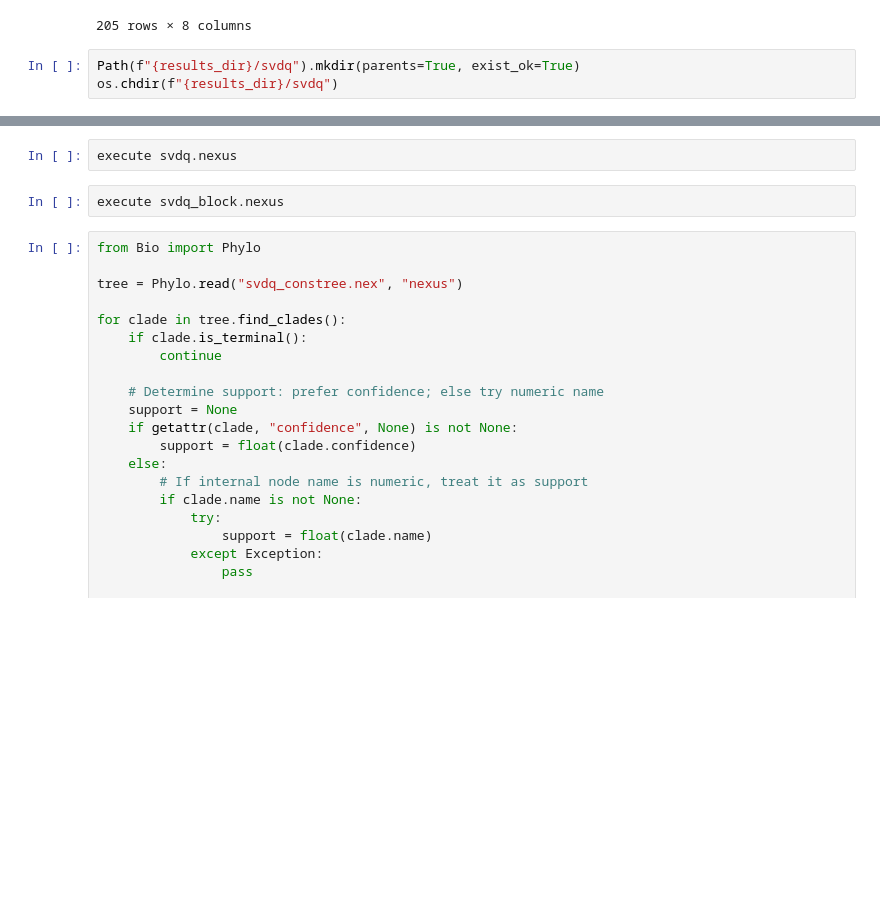
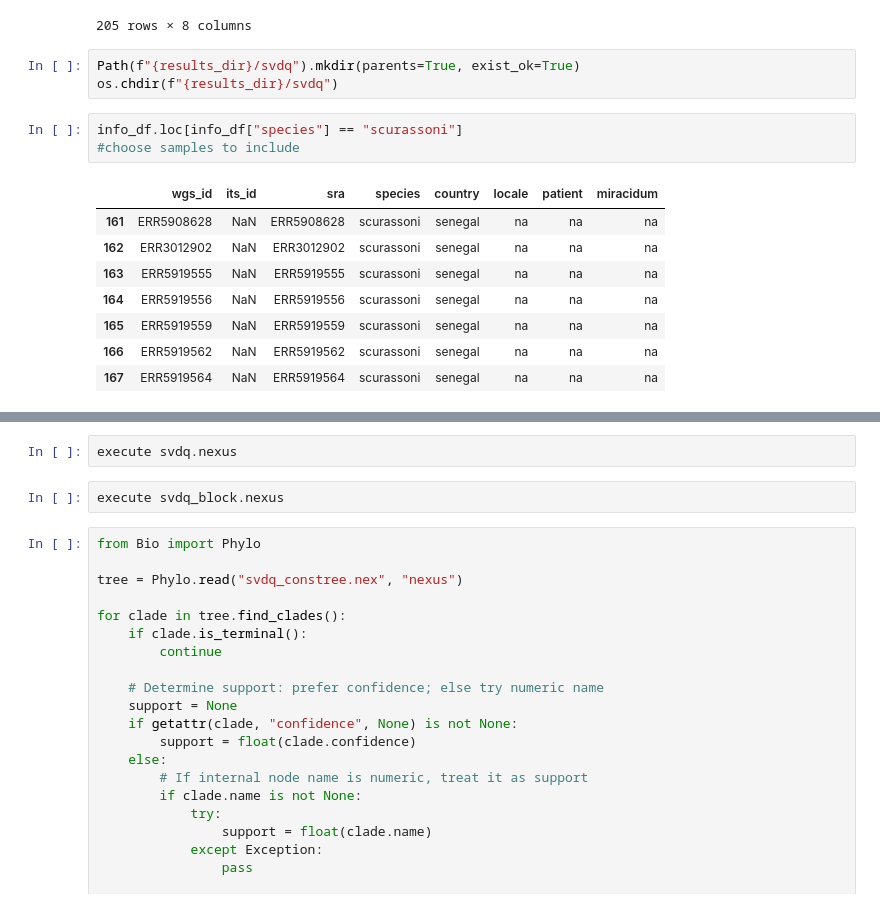
Before and after one commit to nealplatt/sch_hae_its, a Jupyter notebook: code/its-10-nuclear_phylo_svdquartets.ipynb, the cells around one changed output, grey strips where cells are left out. Cells and saved outputs as stored; diff of their text form; blank space fills up the shorter version.

Commit message:
removing reference hybrid samples

```diff
--- a/code/its-10-nuclear_phylo_svdquartets.ipynb
+++ b/code/its-10-nuclear_phylo_svdquartets.ipynb
@@ -31,3 +31,15 @@ info_df
 # %%
 Path(f"{results_dir}/svdq").mkdir(parents=True, exist_ok=True)
 os.chdir(f"{results_dir}/svdq")
+# %%
+info_df.loc[info_df["species"] == "scurassoni"]
+#choose samples to include
+# %% [output]
+|  | wgs_id | its_id | sra | species | country | locale | patient | miracidum |
+| 161 | ERR5908628 | NaN | ERR5908628 | scurassoni | senegal | na | na | na |
+| 162 | ERR3012902 | NaN | ERR3012902 | scurassoni | senegal | na | na | na |
+| 163 | ERR5919555 | NaN | ERR5919555 | scurassoni | senegal | na | na | na |
+| 164 | ERR5919556 | NaN | ERR5919556 | scurassoni | senegal | na | na | na |
+| 165 | ERR5919559 | NaN | ERR5919559 | scurassoni | senegal | na | na | na |
+| 166 | ERR5919562 | NaN | ERR5919562 | scurassoni | senegal | na | na | na |
+| 167 | ERR5919564 | NaN | ERR5919564 | scurassoni | senegal | na | na | na |
```
Also changed, not shown: parts of 13 cells of this notebook, 2 other files.
